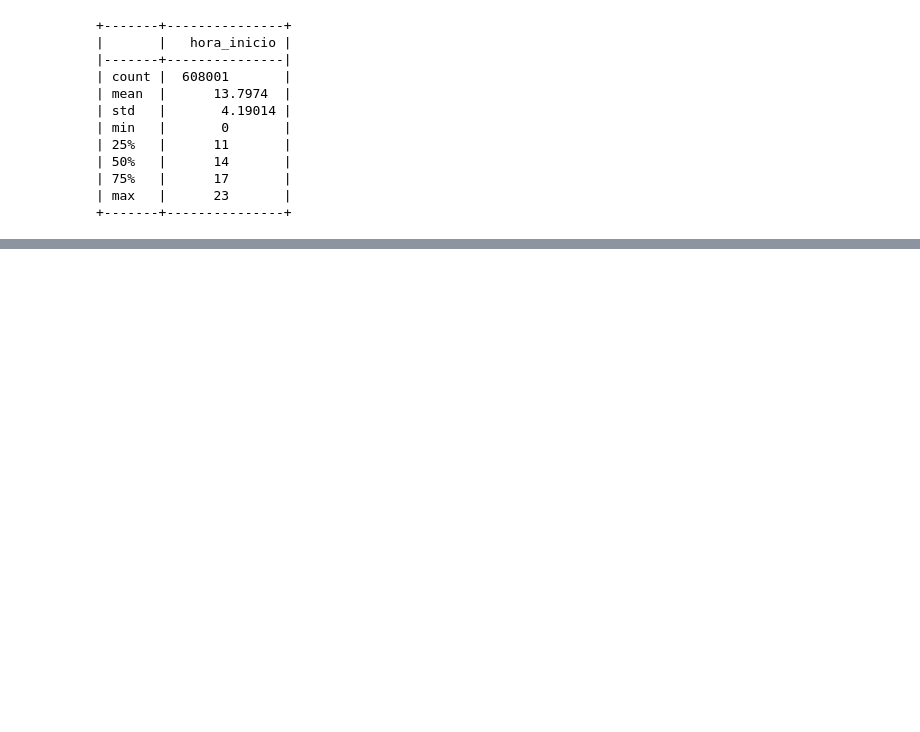
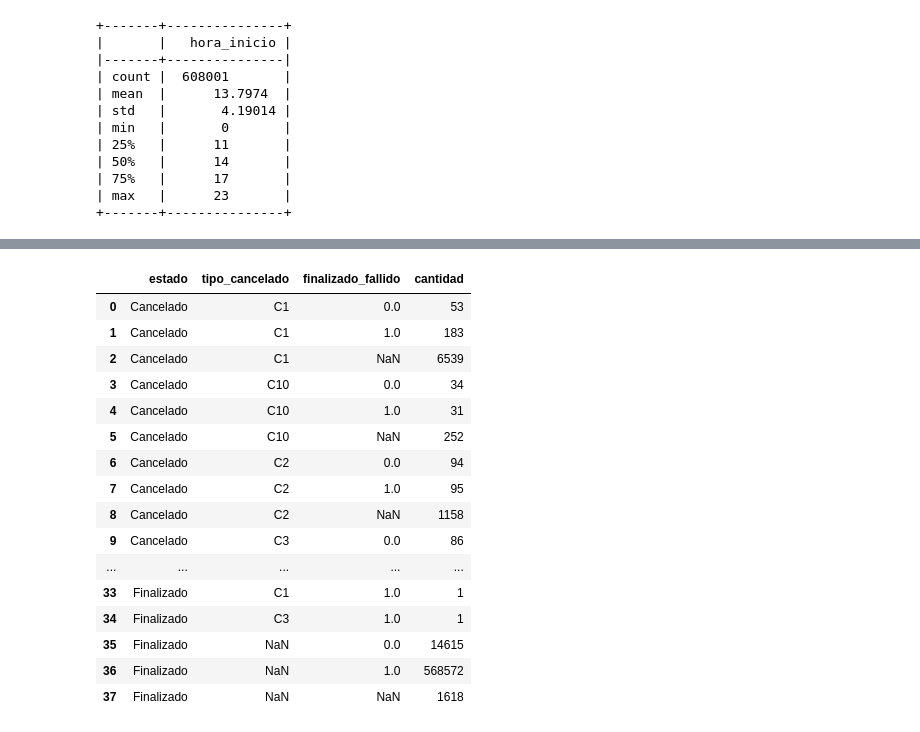
Before and after one commit to Karospi/Team199, a Jupyter notebook: EDA.ipynb, the cells around one changed output, grey strips where cells are left out. Cells and saved outputs as stored; diff of their text form; code cells hidden in the pictures; blank space fills up the shorter version.

```diff
--- a/EDA.ipynb
+++ b/EDA.ipynb
@@ -179,0 +245,24 @@ plt.show()
+# %%
+#Observemos las casuísticas posibles para los diferentes servicios.
+
+estados = df.groupby(['estado','tipo_cancelado','finalizado_fallido'], dropna = False).size().to_frame().reset_index()
+estados.rename(columns = {0:'cantidad'}, inplace = True)
+estados
+# %% [output]
+|  | estado | tipo_cancelado | finalizado_fallido | cantidad |
+| 0 | Cancelado | C1 | 0.0 | 53 |
+| 1 | Cancelado | C1 | 1.0 | 183 |
+| 2 | Cancelado | C1 | NaN | 6539 |
+| 3 | Cancelado | C10 | 0.0 | 34 |
+| 4 | Cancelado | C10 | 1.0 | 31 |
+| 5 | Cancelado | C10 | NaN | 252 |
+| 6 | Cancelado | C2 | 0.0 | 94 |
+| 7 | Cancelado | C2 | 1.0 | 95 |
+| 8 | Cancelado | C2 | NaN | 1158 |
+| 9 | Cancelado | C3 | 0.0 | 86 |
+| ... | ... | ... | ... | ... |
+| 33 | Finalizado | C1 | 1.0 | 1 |
+| 34 | Finalizado | C3 | 1.0 | 1 |
+| 35 | Finalizado | NaN | 0.0 | 14615 |
+| 36 | Finalizado | NaN | 1.0 | 568572 |
+| 37 | Finalizado | NaN | NaN | 1618 |
```
Also changed, not shown: parts of 12 cells of this notebook.
